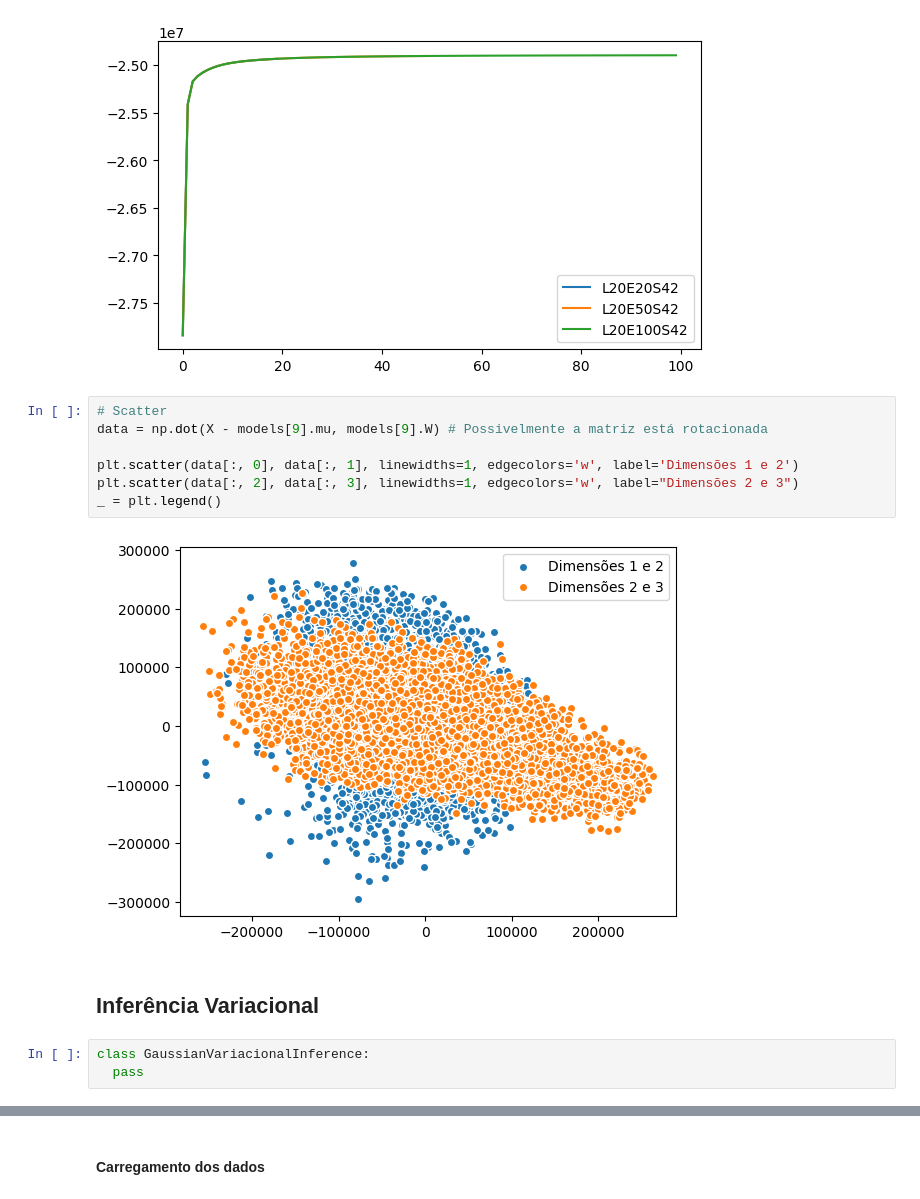
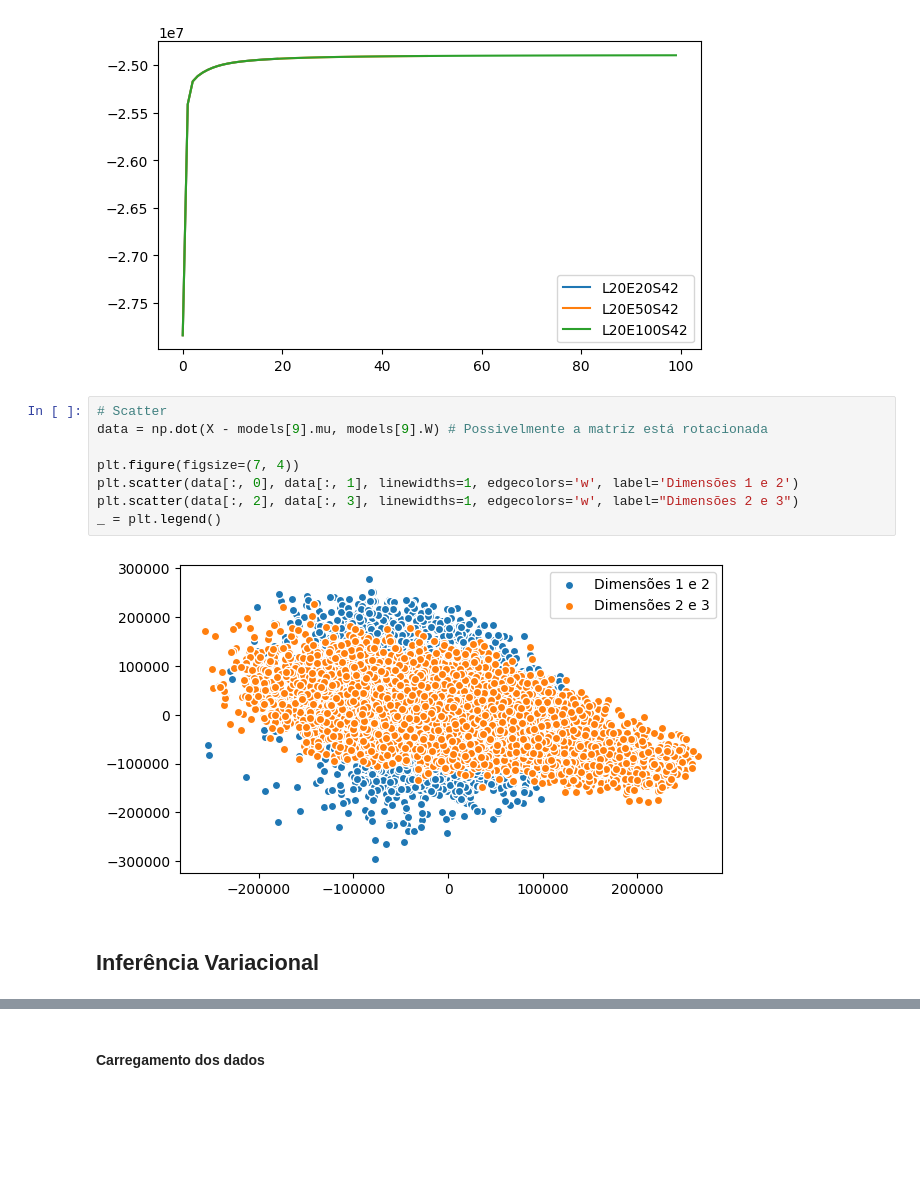
Before and after one commit to vauxgomes/ufc-ckp8366, a Jupyter notebook: listas/lista-4/main.ipynb, the cells around one changed output, grey strips where cells are left out. Saved outputs shown, nothing was run; the diff lists cells and outputs as text; blank space fills up the shorter version.

Commit message:
Lista 4: Algoritmo Variacional para uma Gaussian. v.0.1

```diff
--- a/listas/lista-4/main.ipynb
+++ b/listas/lista-4/main.ipynb
@@ -338,14 +338,12 @@ _ = plt.legend()
 # %%
 # Scatter
 data = np.dot(X - models[9].mu, models[9].W) # Possivelmente a matriz está rotacionada
 
+plt.figure(figsize=(7, 4))
 plt.scatter(data[:, 0], data[:, 1], linewidths=1, edgecolors='w', label='Dimensões 1 e 2')
 plt.scatter(data[:, 2], data[:, 3], linewidths=1, edgecolors='w', label="Dimensões 2 e 3")
 _ = plt.legend()
 # %% [output]
-[figure, old version]
+[figure, new version]
 # %% [markdown]
 ## Inferência Variacional
-# %%
-class GaussianVariacionalInference:
-  pass
```
Also changed, not shown: parts of 1 cell of this notebook.
